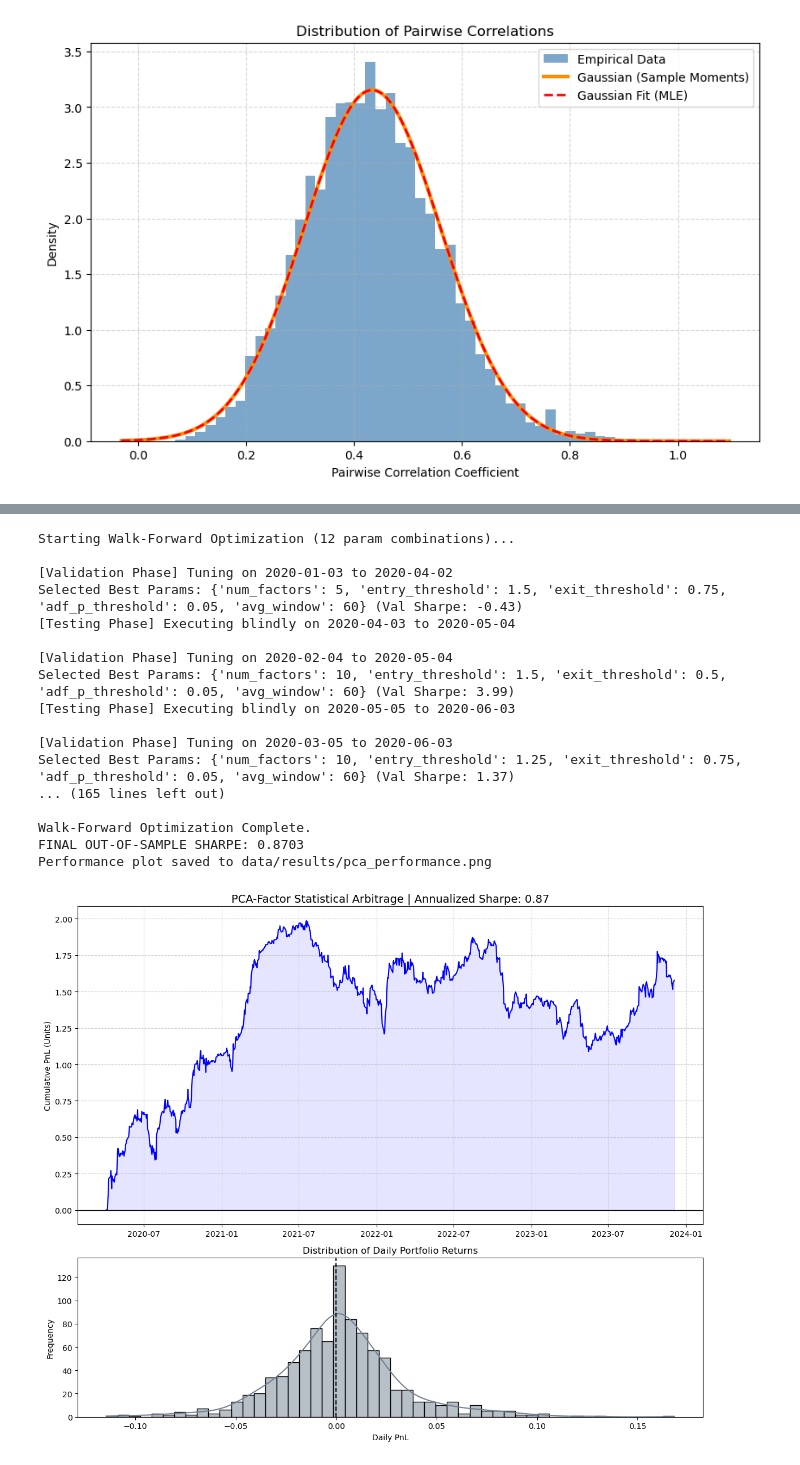
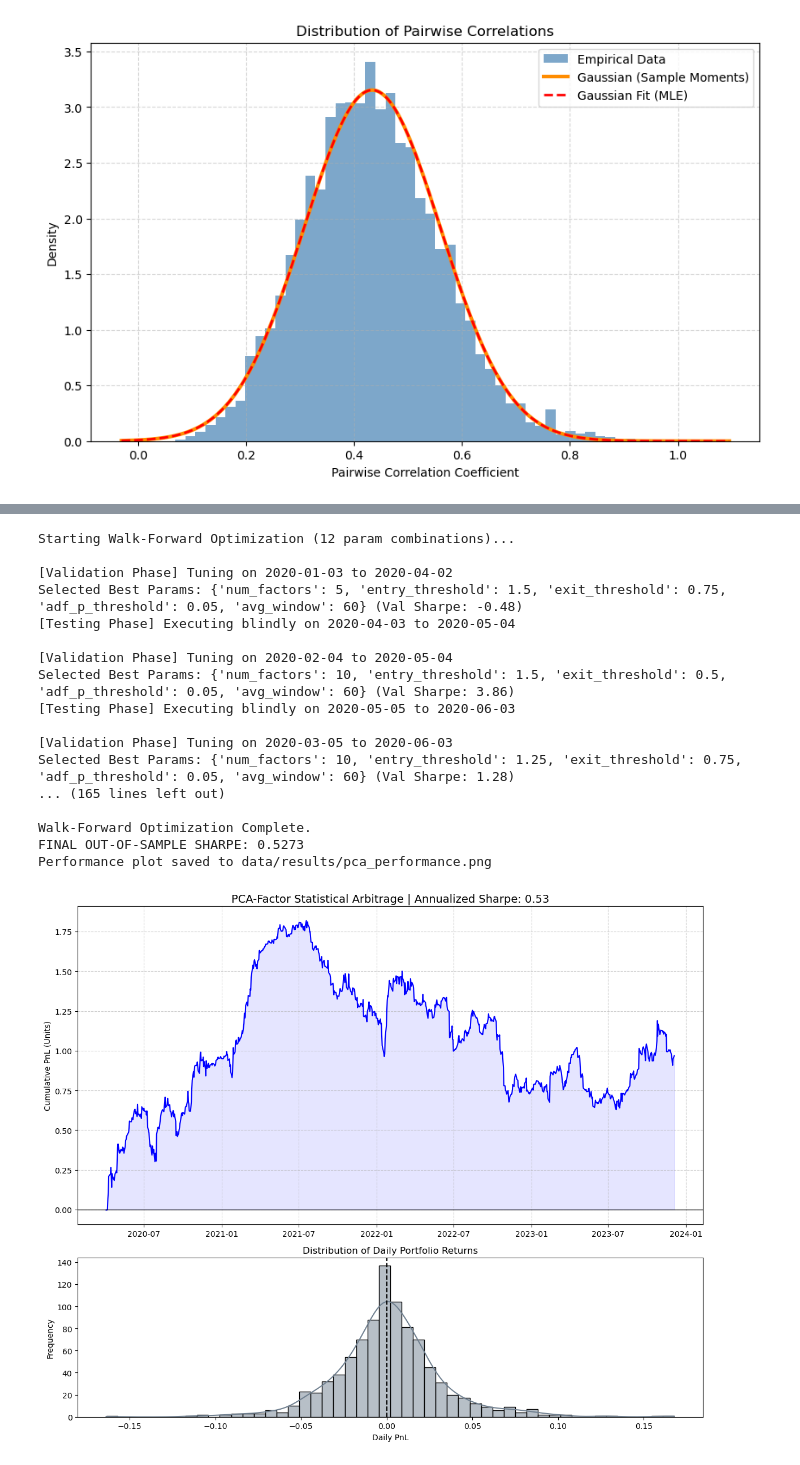
Before and after one commit to saurabh-gupta97/eigenportfolio-statarb, a Jupyter notebook: notebooks/strategy_exec.ipynb, the cells around one changed output, grey strips where cells are left out. Drawn from its saved outputs; the diff is of its cells as text; code cells hidden in the pictures.

Commit message:
Transaction costs and slippage

```diff
--- a/notebooks/strategy_exec.ipynb
+++ b/notebooks/strategy_exec.ipynb
@@ -128,7 +127,6 @@ Histogram saved to data/results/correlation_histogram.png
 # ------------------------------------------------------------------------------
 # 4. STRATEGY SIMULATIONS
 # ------------------------------------------------------------------------------
-
 
 # To run a static baseline (no tuning):
 etf_param_grid = {
@@ -143,9 +141,11 @@ etf_oos_returns = run_full_strategy(
     volume,
     returns_etf,
     t2e,
+    bps_cost=0.0005,
     # --- Tunable Parameters ---
     param_grid=etf_param_grid,
     train_days=252,             # Lookback window for OU calibration
+    val_days=63,                # Lookback window for hyperparameter tuning
     test_days=21,               # Out-of-sample trading window before recalibrating
 )
 
@@ -168,11 +168,12 @@ pca_param_grid = {
 pca_oos_returns = run_full_strategy_pca(
     returns,
     volume,
+    bps_cost=0.0005,
     # --- Tunable Parameters ---
     param_grid=pca_param_grid,
-    train_days=252,          # Lookback window for PCA and OU calibration
-    val_days=63,             # Lookback window for hyperparameter tuning
-    test_days=21,            # Out-of-sample trading window before recalibrating
+    train_days=252,                    # Lookback window for PCA and OU calibration
+    val_days=63,                       # Lookback window for hyperparameter tuning
+    test_days=21,                      # Out-of-sample trading window before recalibrating
 )
 
 plot_performance(
@@ -202,18 +203,18 @@ Performance plot saved to data/results/etf_performance.png
 Starting Walk-Forward Optimization (12 param combinations)...
 
 [Validation Phase] Tuning on 2020-01-03 to 2020-04-02
-Selected Best Params: {'num_factors': 5, 'entry_threshold': 1.5, 'exit_threshold': 0.75, 'adf_p_threshold': 0.05, 'avg_window': 60} (Val Sharpe: -0.43)
+Selected Best Params: {'num_factors': 5, 'entry_threshold': 1.5, 'exit_threshold': 0.75, 'adf_p_threshold': 0.05, 'avg_window': 60} (Val Sharpe: -0.48)
 [Testing Phase] Executing blindly on 2020-04-03 to 2020-05-04
 
 [Validation Phase] Tuning on 2020-02-04 to 2020-05-04
-Selected Best Params: {'num_factors': 10, 'entry_threshold': 1.5, 'exit_threshold': 0.5, 'adf_p_threshold': 0.05, 'avg_window': 60} (Val Sharpe: 3.99)
+Selected Best Params: {'num_factors': 10, 'entry_threshold': 1.5, 'exit_threshold': 0.5, 'adf_p_threshold': 0.05, 'avg_window': 60} (Val Sharpe: 3.86)
 [Testing Phase] Executing blindly on 2020-05-05 to 2020-06-03
 
 [Validation Phase] Tuning on 2020-03-05 to 2020-06-03
-Selected Best Params: {'num_factors': 10, 'entry_threshold': 1.25, 'exit_threshold': 0.75, 'adf_p_threshold': 0.05, 'avg_window': 60} (Val Sharpe: 1.37)
+Selected Best Params: {'num_factors': 10, 'entry_threshold': 1.25, 'exit_threshold': 0.75, 'adf_p_threshold': 0.05, 'avg_window': 60} (Val Sharpe: 1.28)
 ... (165 lines left out)
 
 Walk-Forward Optimization Complete.
-FINAL OUT-OF-SAMPLE SHARPE: 0.8703
+FINAL OUT-OF-SAMPLE SHARPE: 0.5273
 Performance plot saved to data/results/pca_performance.png
-[figure, old version]
+[figure, new version]
```
Also changed, not shown: parts of 2 cells of this notebook, 4 other files.
